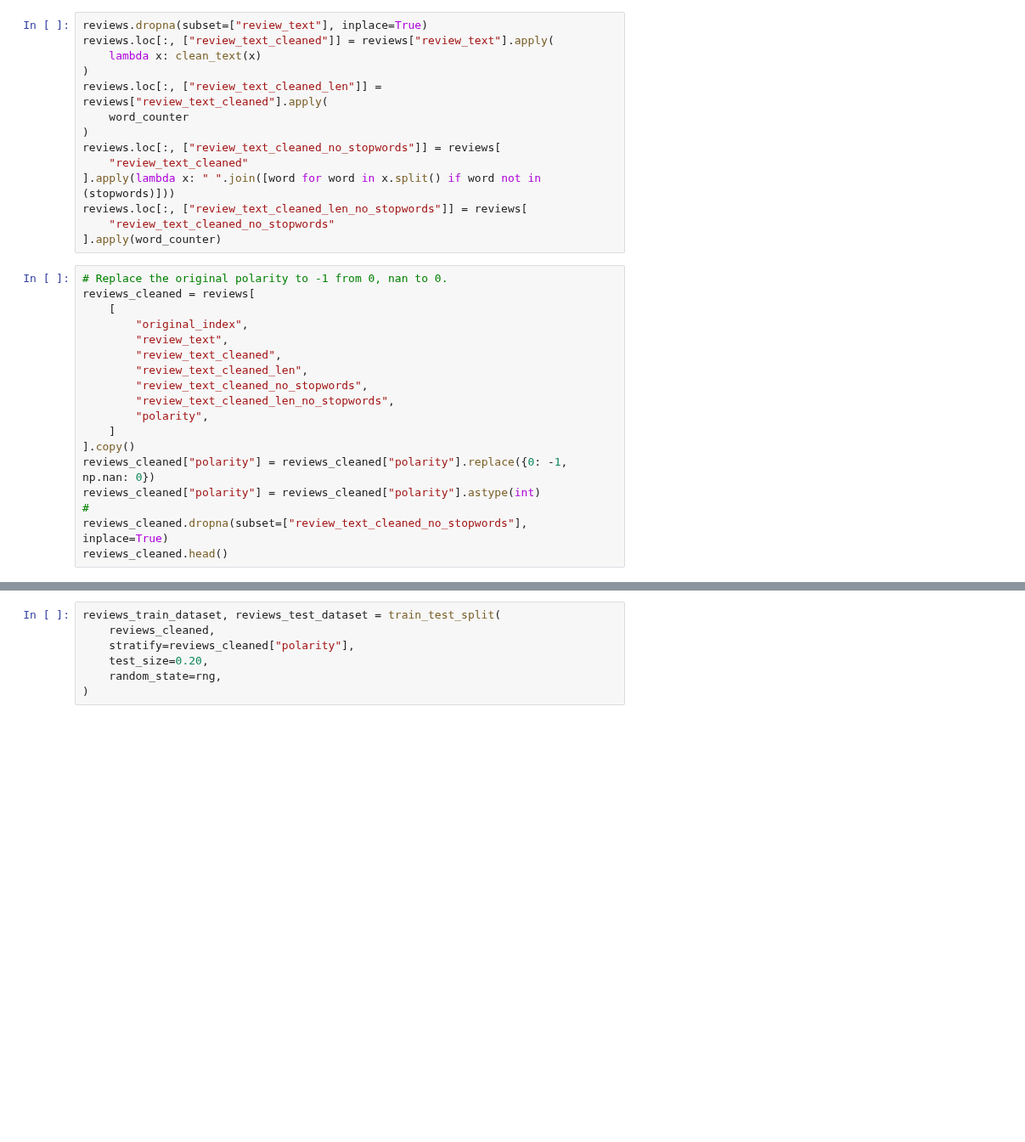
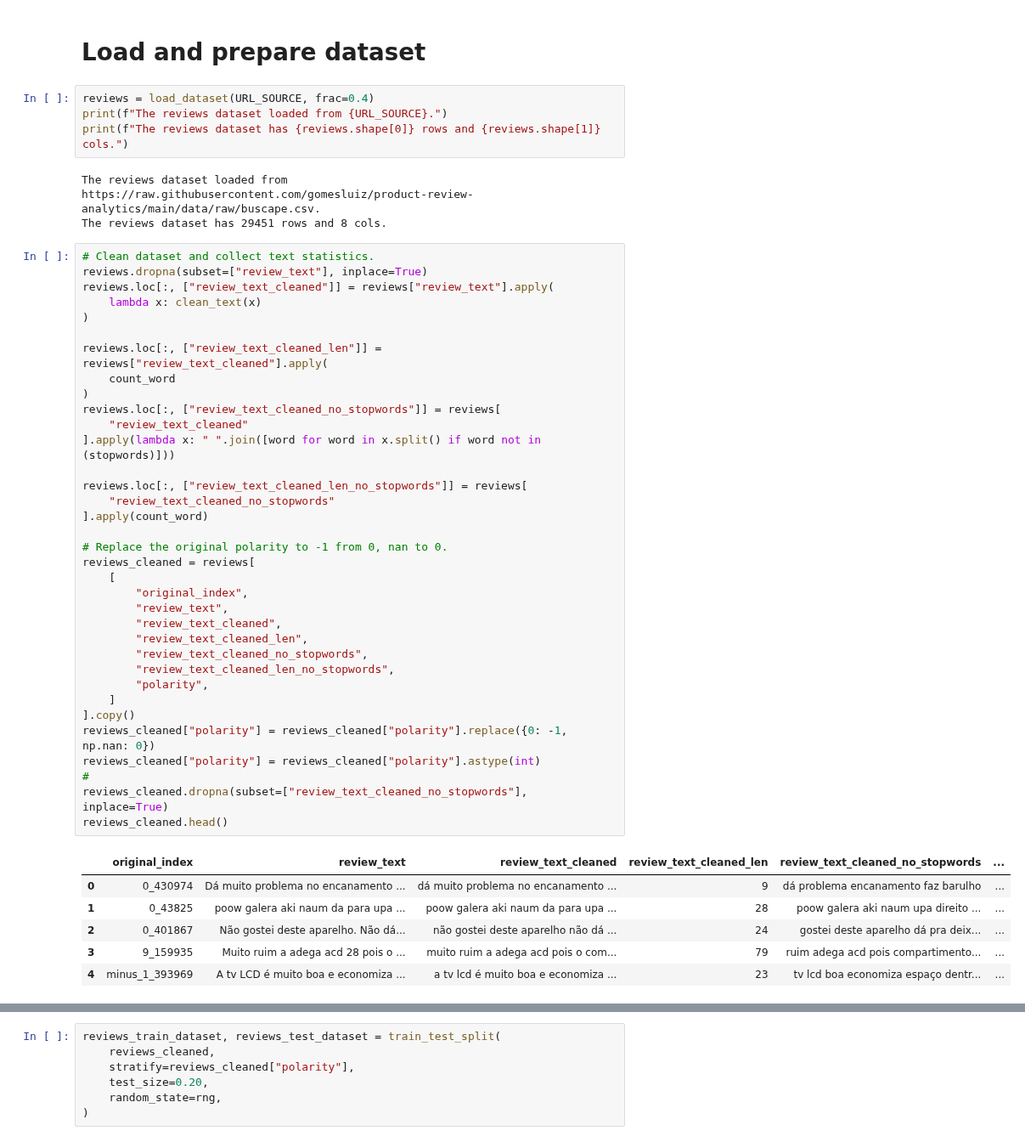
Before and after one commit to gomesluiz/product-review-analytics, a Jupyter notebook: notebooks/06 - Deploy.ipynb, the cells around one changed output, grey strips where cells are left out. Shown at 85% size. Saved outputs shown, nothing was run; the diff lists cells and outputs as text; blank space fills up the shorter version.

```diff
--- a/notebooks/06 - Deploy.ipynb
+++ b/notebooks/06 - Deploy.ipynb
@@ -167,32 +189,51 @@ logger.info(f"Dataset loaded from {URL_SOURCE}.")
+# %% [markdown]
+# Load and prepare dataset
+# %%
+reviews = load_dataset(URL_SOURCE, frac=0.4)
+print(f"The reviews dataset loaded from {URL_SOURCE}.")
+print(f"The reviews dataset has {reviews.shape[0]} rows and {reviews.shape[1]} cols.")
+# %% [output]
+The reviews dataset loaded from https://raw.githubusercontent.com/gomesluiz/product-review-analytics/main/data/raw/buscape.csv.
+The reviews dataset has 29451 rows and 8 cols.
 # %%
+# Clean dataset and collect text statistics.
 reviews.dropna(subset=["review_text"], inplace=True)
 reviews.loc[:, ["review_text_cleaned"]] = reviews["review_text"].apply(
     lambda x: clean_text(x)
 )
+
 reviews.loc[:, ["review_text_cleaned_len"]] = reviews["review_text_cleaned"].apply(
-    word_counter
+    count_word
 )
 reviews.loc[:, ["review_text_cleaned_no_stopwords"]] = reviews[
     "review_text_cleaned"
 ].apply(lambda x: " ".join([word for word in x.split() if word not in (stopwords)]))
+
 reviews.loc[:, ["review_text_cleaned_len_no_stopwords"]] = reviews[
     "review_text_cleaned_no_stopwords"
-].apply(word_counter)
+].apply(count_word)
+
+# Replace the original polarity to -1 from 0, nan to 0.
+reviews_cleaned = reviews[
+    [
+        "original_index",
+        "review_text",
+        "review_text_cleaned",
+        "review_text_cleaned_len",
+        "review_text_cleaned_no_stopwords",
+        "review_text_cleaned_len_no_stopwords",
+        "polarity",
+    ]
+].copy()
+reviews_cleaned["polarity"] = reviews_cleaned["polarity"].replace({0: -1, np.nan: 0})
+reviews_cleaned["polarity"] = reviews_cleaned["polarity"].astype(int)
+#
+reviews_cleaned.dropna(subset=["review_text_cleaned_no_stopwords"], inplace=True)
+reviews_cleaned.head()
+# %% [output]
+|  | original_index | review_text | review_text_cleaned | review_text_cleaned_len | review_text_cleaned_no_stopwords | ... |
+| 0 | 0_430974 | Dá muito problema no encanamento ... | dá muito problema no encanamento ... | 9 | dá problema encanamento faz barulho | ... |
+| 1 | 0_43825 | poow galera aki naum da para upa ... | poow galera aki naum da para upa ... | 28 | poow galera aki naum upa direito ... | ... |
+| 2 | 0_401867 | Não gostei deste aparelho. Não dá... | não gostei deste aparelho não dá ... | 24 | gostei deste aparelho dá pra deix... | ... |
+| 3 | 9_159935 | Muito ruim a adega acd 28 pois o ... | muito ruim a adega acd pois o com... | 79 | ruim adega acd pois compartimento... | ... |
+| 4 | minus_1_393969 | A tv LCD é muito boa e economiza ... | a tv lcd é muito boa e economiza ... | 23 | tv lcd boa economiza espaço dentr... | ... |
-# %%
-# Replace the original polarity to -1 from 0, nan to 0.
-reviews_cleaned = reviews[
-    [
-        "original_index",
-        "review_text",
-        "review_text_cleaned",
-        "review_text_cleaned_len",
-        "review_text_cleaned_no_stopwords",
-        "review_text_cleaned_len_no_stopwords",
-        "polarity",
-    ]
-].copy()
-reviews_cleaned["polarity"] = reviews_cleaned["polarity"].replace({0: -1, np.nan: 0})
-reviews_cleaned["polarity"] = reviews_cleaned["polarity"].astype(int)
-#
-reviews_cleaned.dropna(subset=["review_text_cleaned_no_stopwords"], inplace=True)
-reviews_cleaned.head()
```
Also changed, not shown: parts of 9 cells of this notebook.
